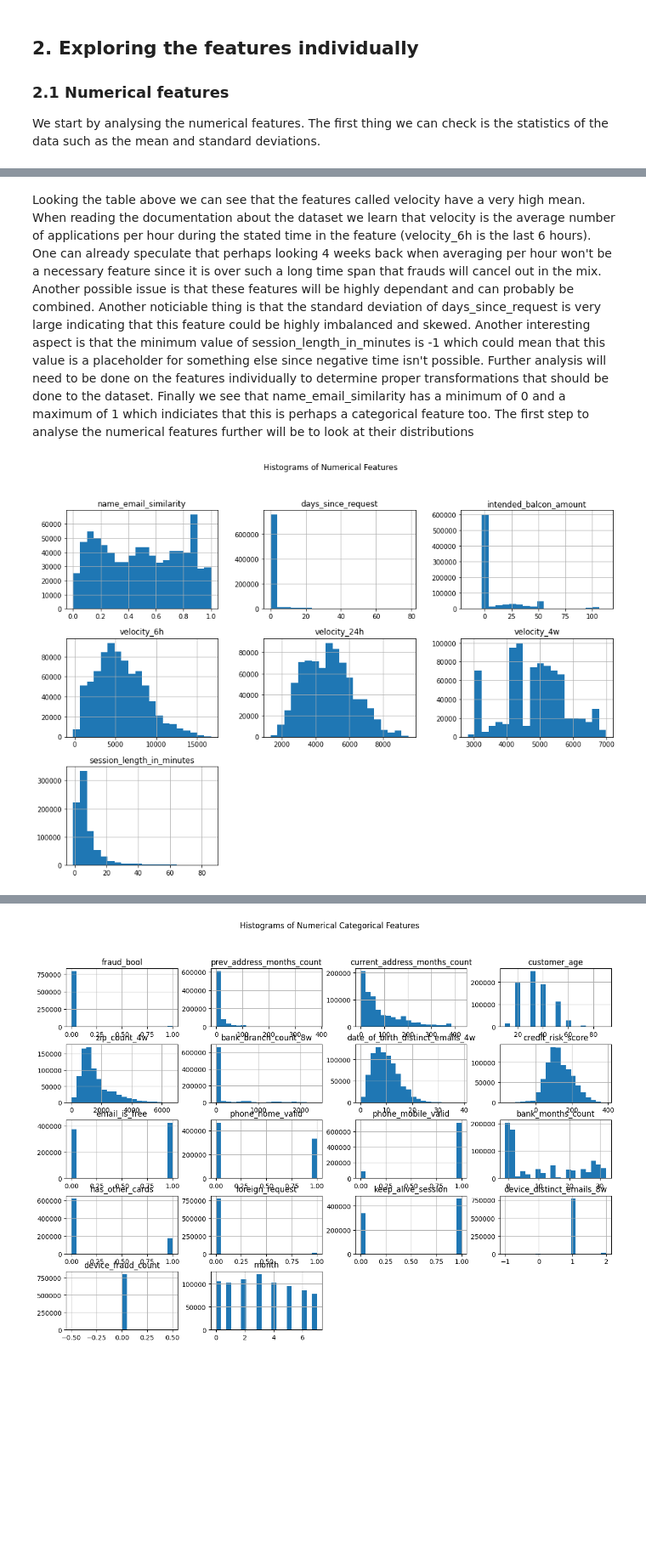
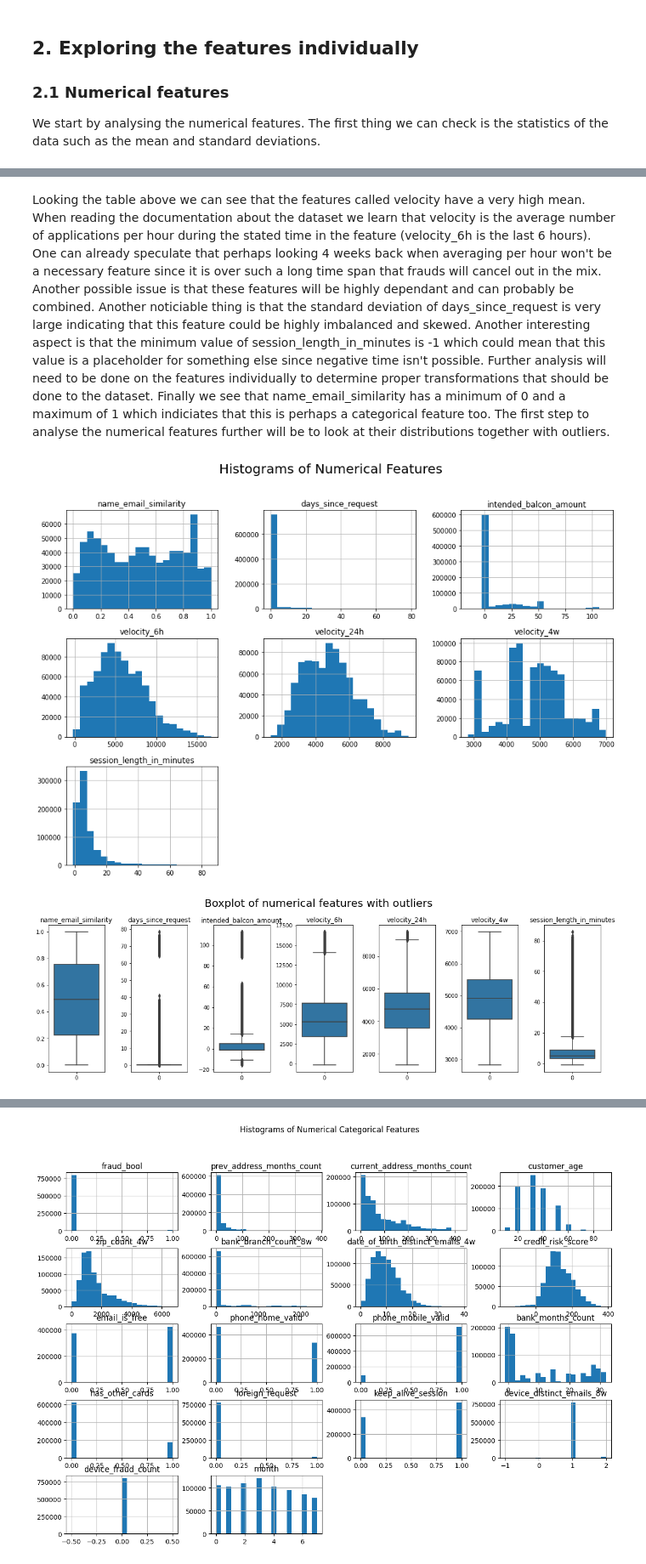
Before and after one commit to AlbinFranzen/Bank-Fraud-Detection, a Jupyter notebook: EDA.ipynb, the cells around one changed output, grey strips where cells are left out. Shown at 85% size. Cells and saved outputs as stored; diff of their text form; code cells hidden in the pictures; blank space fills up the shorter version.

Commit message:
More EDA on numerical features

```diff
--- a/EDA.ipynb
+++ b/EDA.ipynb
@@ -131,14 +131,25 @@ num_df.describe()
 | 75% | 0.755595 | 2.631458e-02 | 5.074825 | 7680.990796 | 5753.115565 | ... |
 | max | 0.999999 | 7.845690e+01 | 112.956928 | 16715.565404 | 9506.896596 | ... |
 # %% [markdown]
-Looking the table above we can see that the features called velocity have a very high mean. When reading the documentation about the dataset we learn that velocity is the average number of applications per hour during the stated time in the feature (velocity_6h is the last 6 hours). One can already speculate that perhaps looking 4 weeks back when averaging per hour won't be a necessary feature since it is over such a long time span that frauds will cancel out in the mix. Another possible issue is that these features will be highly dependant and can probably be combined. Another noticiable thing is that the standard deviation of days_since_request is very large indicating that this feature could be highly imbalanced and skewed. Another interesting aspect is that the minimum value of session_length_in_minutes is -1 which could mean that this value is a placeholder for something else since negative time isn't possible. Further analysis will need to be done on the features individually to determine proper transformations that should be done to the dataset. Finally we see that name_email_similarity has a minimum of 0 and a maximum of 1 which indiciates that this is perhaps a categorical feature too. The first step to analyse the numerical features further will be to look at their distributions
+Looking the table above we can see that the features called velocity have a very high mean. When reading the documentation about the dataset we learn that velocity is the average number of applications per hour during the stated time in the feature (velocity_6h is the last 6 hours). One can already speculate that perhaps looking 4 weeks back when averaging per hour won't be a necessary feature since it is over such a long time span that frauds will cancel out in the mix. Another possible issue is that these features will be highly dependant and can probably be combined. Another noticiable thing is that the standard deviation of days_since_request is very large indicating that this feature could be highly imbalanced and skewed. Another interesting aspect is that the minimum value of session_length_in_minutes is -1 which could mean that this value is a placeholder for something else since negative time isn't possible. Further analysis will need to be done on the features individually to determine proper transformations that should be done to the dataset. Finally we see that name_email_similarity has a minimum of 0 and a maximum of 1 which indiciates that this is perhaps a categorical feature too. The first step to analyse the numerical features further will be to look at their distributions together with outliers.
-# %%
-# Histograms of the numerical features
-num_df.hist(bins=20, figsize=(15, 10))
-plt.suptitle('Histograms of Numerical Features')
-plt.show()
-# %% [output]
-[figure, removed]
+# %%
+# Histograms of the numerical features
+num_df.hist(bins=20, figsize=(15, 10))
+plt.suptitle('Histograms of Numerical Features', fontsize=20)
+plt.show()
+
+# Boxplots for the numerical features
+fig, axes = plt.subplots(1, len(num_df.columns), figsize=(15, 5))
+axes = axes.flatten()
+for i in range(len(num_df.columns)):
+    sns.boxplot(data = num_df.iloc[:, i], ax=axes[i])
+    axes[i].set_title(num_df.columns[i])
+
+fig.suptitle('Boxplot of numerical features with outliers', fontsize=20)
+plt.tight_layout()
+# %% [output]
+[figure, added]
+[figure, added]
 # %% [markdown]
 What we can see above is that the name_email_similarity appears to follow a pretty uniform distribution with some emails being similar to the reciever and some not being. There is a lower limit of 0 and the upper being 1 which means that this should converted into a categorical feature using binning with a good benchmark perhaps being 5 bins. This feature will be added to cat_df for further analysis.
 
```
Also changed, not shown: parts of 5 cells of this notebook, 1 other file.
